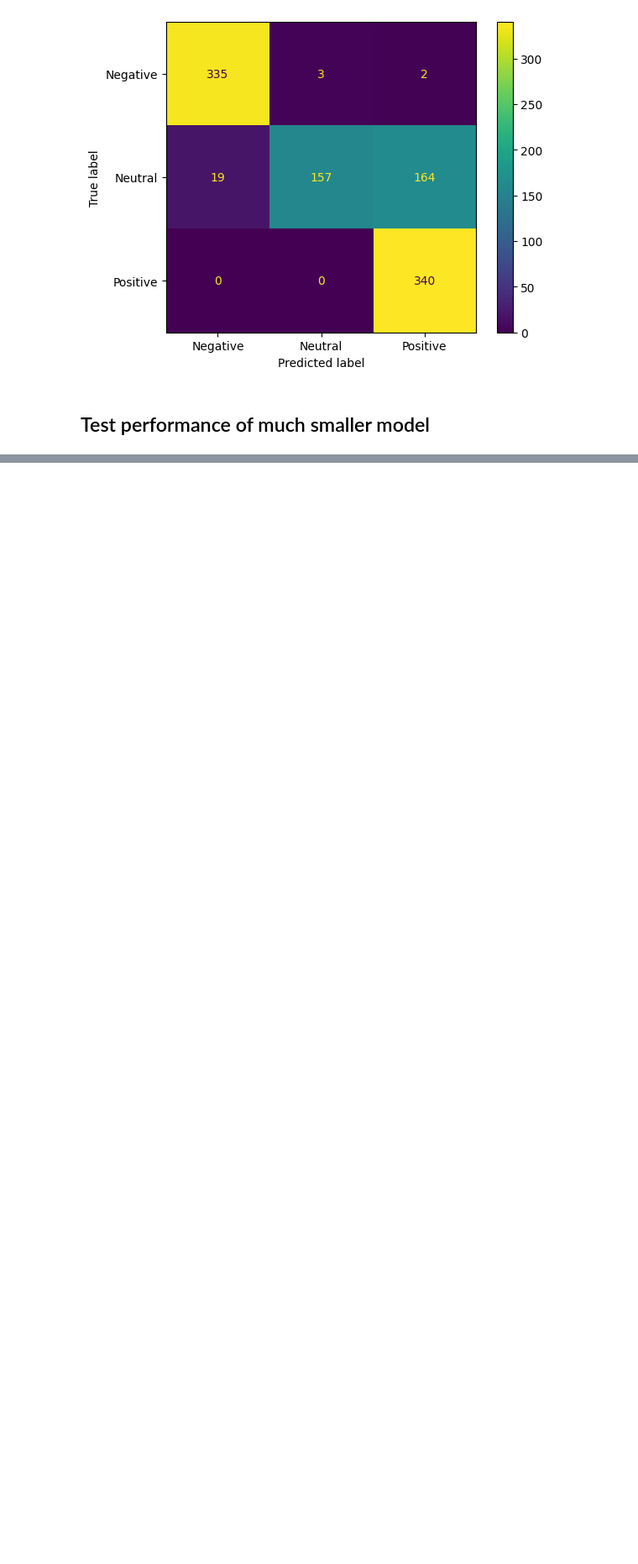
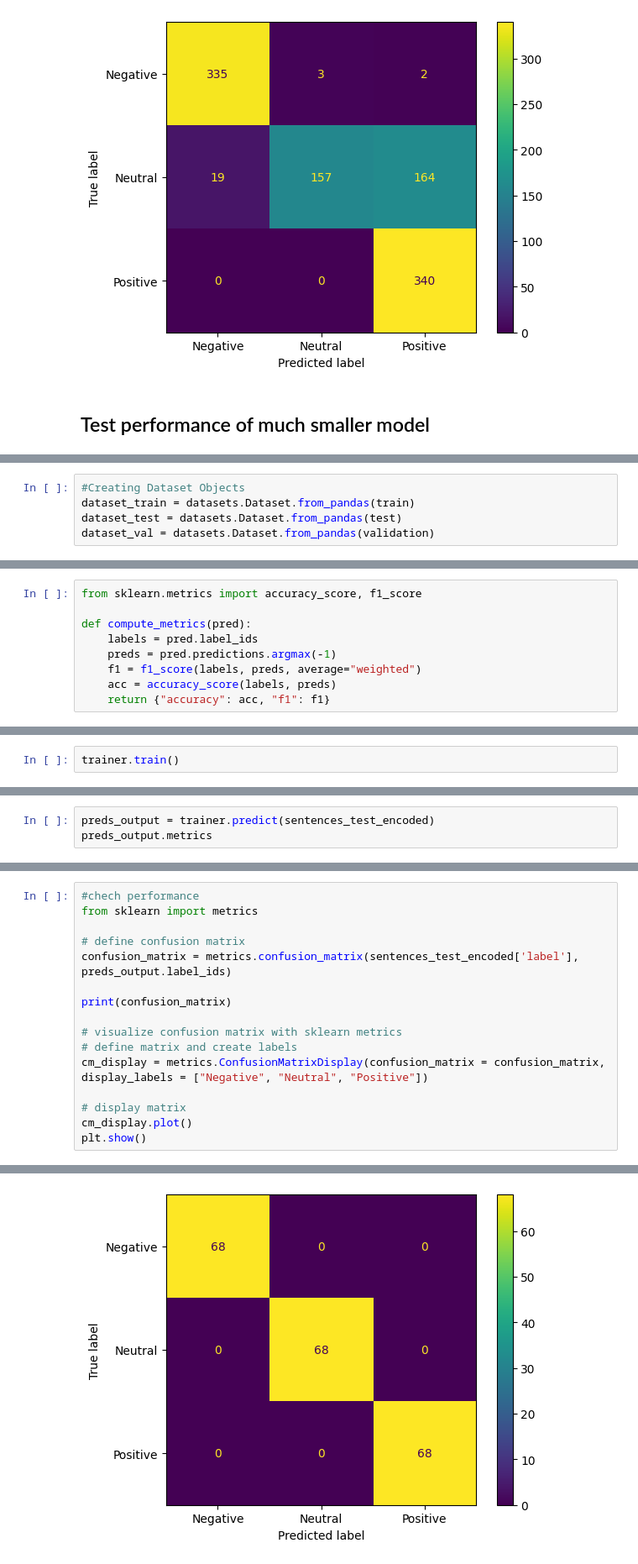
Before and after one commit to christoskaparakis/llm-experiments, a Jupyter notebook: test.ipynb, the cells around one changed output, grey strips where cells are left out. Shown at 84% size. Drawn from its saved outputs; the diff is of its cells as text; blank space fills up the shorter version.

```diff
--- a/test.ipynb
+++ b/test.ipynb
@@ -124,0 +154,5 @@ You should probably TRAIN this model on a down-stream task to be able to use it
+# %%
+#Creating Dataset Objects
+dataset_train = datasets.Dataset.from_pandas(train)
+dataset_test = datasets.Dataset.from_pandas(test)
+dataset_val = datasets.Dataset.from_pandas(validation)
@@ -124,0 +202,9 @@ You should probably TRAIN this model on a down-stream task to be able to use it
+# %%
+from sklearn.metrics import accuracy_score, f1_score
+
+def compute_metrics(pred):
+    labels = pred.label_ids
+    preds = pred.predictions.argmax(-1)
+    f1 = f1_score(labels, preds, average="weighted")
+    acc = accuracy_score(labels, preds)
+    return {"accuracy": acc, "f1": f1}
@@ -124,0 +239,2 @@ You should probably TRAIN this model on a down-stream task to be able to use it
+# %%
+trainer.train()
@@ -124,0 +266,3 @@ You should probably TRAIN this model on a down-stream task to be able to use it
+# %%
+preds_output = trainer.predict(sentences_test_encoded)
+preds_output.metrics
@@ -124,0 +276,17 @@ You should probably TRAIN this model on a down-stream task to be able to use it
+# %%
+#chech performance
+from sklearn import metrics
+
+# define confusion matrix
+confusion_matrix = metrics.confusion_matrix(sentences_test_encoded['label'], preds_output.label_ids)
+
+print(confusion_matrix)
+
+# visualize confusion matrix with sklearn metrics
+# define matrix and create labels
+cm_display = metrics.ConfusionMatrixDisplay(confusion_matrix = confusion_matrix, display_labels = ["Negative", "Neutral", "Positive"])
+
+# display matrix
+cm_display.plot()
+plt.show()
+# %% [output]
@@ -124,0 +296 @@ You should probably TRAIN this model on a down-stream task to be able to use it
+[figure, added]
```
Also changed, not shown: parts of 19 cells of this notebook, 4 other files.
